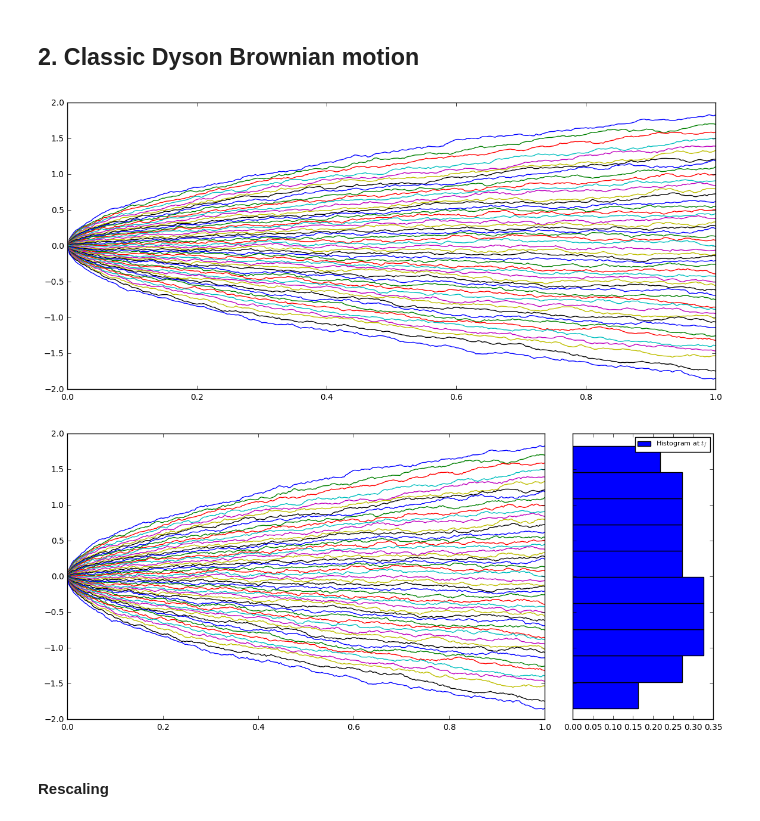
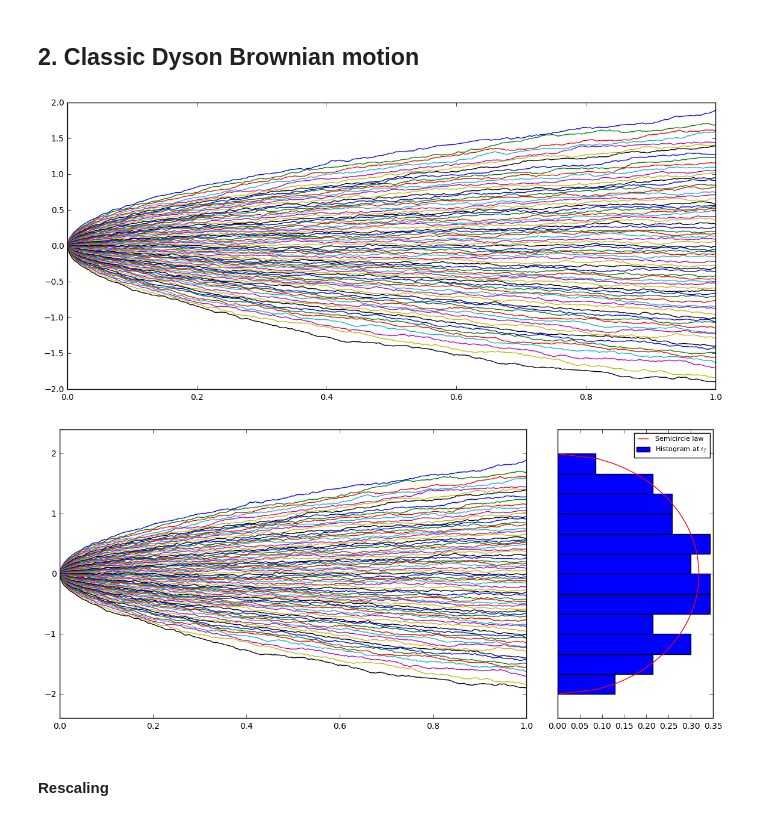
Before and after one commit to MinGao1314/dbm, a Jupyter notebook: dyson_brownian_motion/dyson_brownian_motion.ipynb, the cells around one changed output. Drawn from its saved outputs; the diff is of its cells as text; code cells hidden in the pictures.

```diff
--- a/dyson_brownian_motion/dyson_brownian_motion.ipynb
+++ b/dyson_brownian_motion/dyson_brownian_motion.ipynb
@@ -73,7 +117,7 @@ class dyson_brownian_motion:
             for sample in range(1, self.n_samples+1):
                 self.eigen_values.append ( sorted(np.linalg.eigvalsh(self.matrices[sample]), reverse=True) )
 # %%
-dbm = dyson_brownian_motion(50, 300, 1, rescaling=False)
+dbm = dyson_brownian_motion(70, 300, 1, rescaling=False)
 #dbm.plotly_plot()
 # %%
 fig = plt.figure(1, figsize=(14, 6))
@@ -82,11 +126,11 @@ t = np.matlib.repmat(np.arange(0, dbm.tf+dbm.dt, dbm.dt), dbm.n_traj,1)
 plt.plot(t.T, dbm.eigen_values)
 plt.savefig('./plot/dyson_brownian_motion.png', bbox_inches='tight')
 # %% [output]
-[figure, old version]
+[figure, new version]
 # %%
-plot_traj_with_histo(dbm, './plot/dyson_brownian_motion_histo.png')
+plot_traj_with_histo_sclaw(dbm, 2,'./plot/dyson_brownian_motion_histo_sclaw.png', n_bins=12)
 # %% [output]
-[figure, old version]
+[figure, new version]
 # %% [markdown]
 #### Rescaling
 # %%
```
Also changed, not shown: parts of 11 cells of this notebook, 5 other files.
